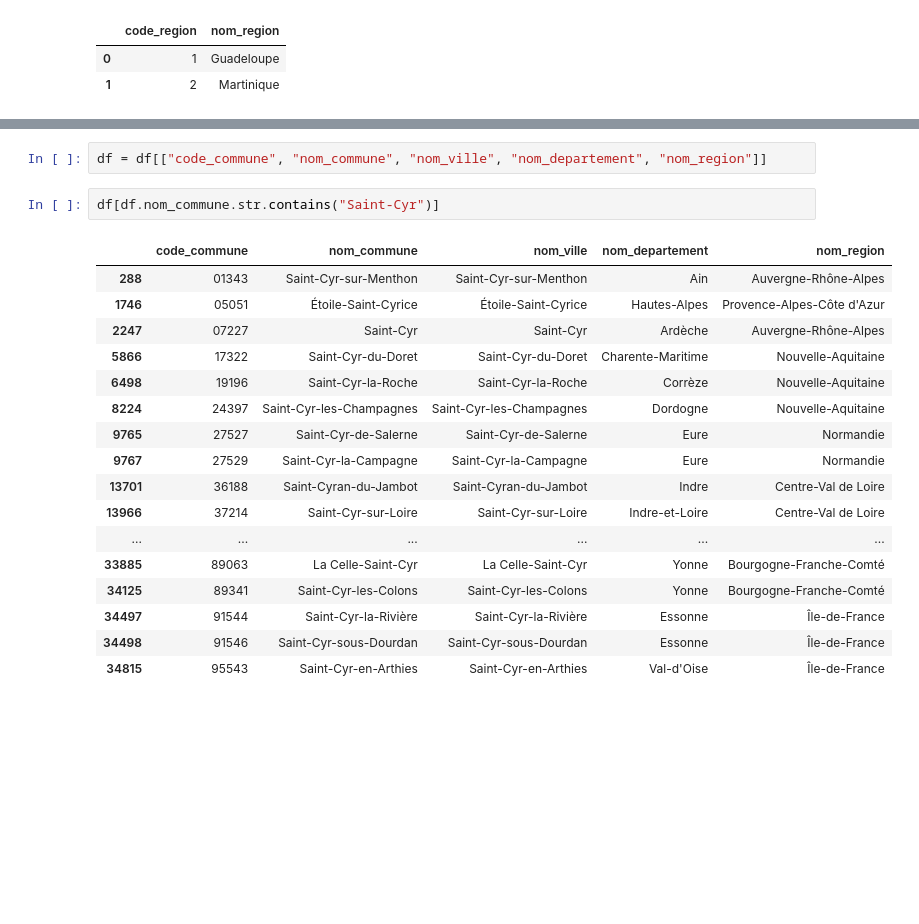
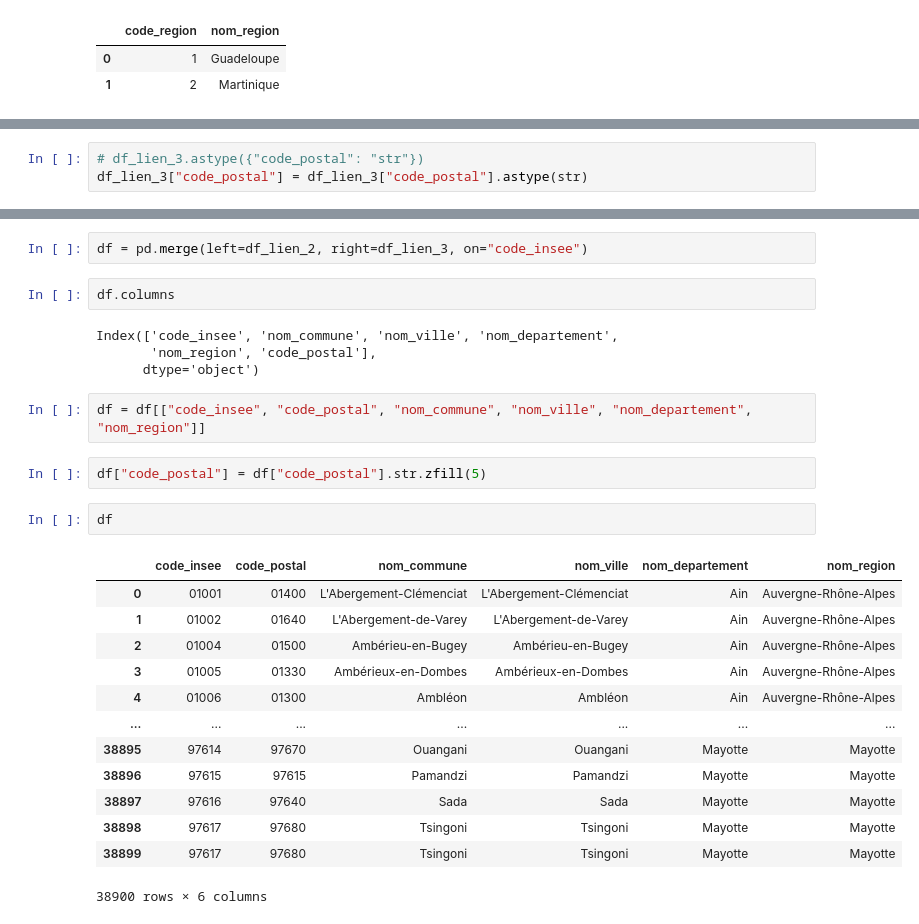
Before and after one commit to vimchun/Job-Market-in-France, a Jupyter notebook: notebooks/create_csv_codes__city_departement_region.ipynb, the cells around one changed output, grey strips where cells are left out. Drawn from its saved outputs; the diff is of its cells as text; blank space fills up the shorter version.

```diff
--- a/notebooks/create_csv_with_ville_departement_region_names.ipynb
+++ b/notebooks/create_csv_codes__city_departement_region.ipynb
@@ -186,0 +233,3 @@ df = df_commune.merge(df_departement, on="code_departement").merge(df_region, on
+# %%
+# df_lien_3.astype({"code_postal": "str"})
+df_lien_3["code_postal"] = df_lien_3["code_postal"].astype(str)
@@ -187,22 +262,28 @@ df = df_commune.merge(df_departement, on="code_departement").merge(df_region, on
+# %%
+df = pd.merge(left=df_lien_2, right=df_lien_3, on="code_insee")
+# %%
+df.columns
+# %% [output]
+Index(['code_insee', 'nom_commune', 'nom_ville', 'nom_departement',
+       'nom_region', 'code_postal'],
+      dtype='object')
 # %%
-df = df[["code_commune", "nom_commune", "nom_ville", "nom_departement", "nom_region"]]
+df = df[["code_insee", "code_postal", "nom_commune", "nom_ville", "nom_departement", "nom_region"]]
-# %%
-df[df.nom_commune.str.contains("Saint-Cyr")]
-# %% [output]
-|  | code_commune | nom_commune | nom_ville | nom_departement | nom_region |
-| 288 | 01343 | Saint-Cyr-sur-Menthon | Saint-Cyr-sur-Menthon | Ain | Auvergne-Rhône-Alpes |
-| 1746 | 05051 | Étoile-Saint-Cyrice | Étoile-Saint-Cyrice | Hautes-Alpes | Provence-Alpes-Côte d'Azur |
-| 2247 | 07227 | Saint-Cyr | Saint-Cyr | Ardèche | Auvergne-Rhône-Alpes |
-| 5866 | 17322 | Saint-Cyr-du-Doret | Saint-Cyr-du-Doret | Charente-Maritime | Nouvelle-Aquitaine |
-| 6498 | 19196 | Saint-Cyr-la-Roche | Saint-Cyr-la-Roche | Corrèze | Nouvelle-Aquitaine |
-| 8224 | 24397 | Saint-Cyr-les-Champagnes | Saint-Cyr-les-Champagnes | Dordogne | Nouvelle-Aquitaine |
-| 9765 | 27527 | Saint-Cyr-de-Salerne | Saint-Cyr-de-Salerne | Eure | Normandie |
-| 9767 | 27529 | Saint-Cyr-la-Campagne | Saint-Cyr-la-Campagne | Eure | Normandie |
-| 13701 | 36188 | Saint-Cyran-du-Jambot | Saint-Cyran-du-Jambot | Indre | Centre-Val de Loire |
-| 13966 | 37214 | Saint-Cyr-sur-Loire | Saint-Cyr-sur-Loire | Indre-et-Loire | Centre-Val de Loire |
-| ... | ... | ... | ... | ... | ... |
-| 33885 | 89063 | La Celle-Saint-Cyr | La Celle-Saint-Cyr | Yonne | Bourgogne-Franche-Comté |
-| 34125 | 89341 | Saint-Cyr-les-Colons | Saint-Cyr-les-Colons | Yonne | Bourgogne-Franche-Comté |
-| 34497 | 91544 | Saint-Cyr-la-Rivière | Saint-Cyr-la-Rivière | Essonne | Île-de-France |
-| 34498 | 91546 | Saint-Cyr-sous-Dourdan | Saint-Cyr-sous-Dourdan | Essonne | Île-de-France |
-| 34815 | 95543 | Saint-Cyr-en-Arthies | Saint-Cyr-en-Arthies | Val-d'Oise | Île-de-France |
+# %%
+df["code_postal"] = df["code_postal"].str.zfill(5)
+# %%
+df
+# %% [output]
+|  | code_insee | code_postal | nom_commune | nom_ville | nom_departement | nom_region |
+| 0 | 01001 | 01400 | L'Abergement-Clémenciat | L'Abergement-Clémenciat | Ain | Auvergne-Rhône-Alpes |
+| 1 | 01002 | 01640 | L'Abergement-de-Varey | L'Abergement-de-Varey | Ain | Auvergne-Rhône-Alpes |
+| 2 | 01004 | 01500 | Ambérieu-en-Bugey | Ambérieu-en-Bugey | Ain | Auvergne-Rhône-Alpes |
+| 3 | 01005 | 01330 | Ambérieux-en-Dombes | Ambérieux-en-Dombes | Ain | Auvergne-Rhône-Alpes |
+| 4 | 01006 | 01300 | Ambléon | Ambléon | Ain | Auvergne-Rhône-Alpes |
+| ... | ... | ... | ... | ... | ... | ... |
+| 38895 | 97614 | 97670 | Ouangani | Ouangani | Mayotte | Mayotte |
+| 38896 | 97615 | 97615 | Pamandzi | Pamandzi | Mayotte | Mayotte |
+| 38897 | 97616 | 97640 | Sada | Sada | Mayotte | Mayotte |
+| 38898 | 97617 | 97680 | Tsingoni | Tsingoni | Mayotte | Mayotte |
+| 38899 | 97617 | 97680 | Tsingoni | Tsingoni | Mayotte | Mayotte |
+38900 rows × 6 columns
```
Also changed, not shown: parts of 24 cells of this notebook, 6 other files.
